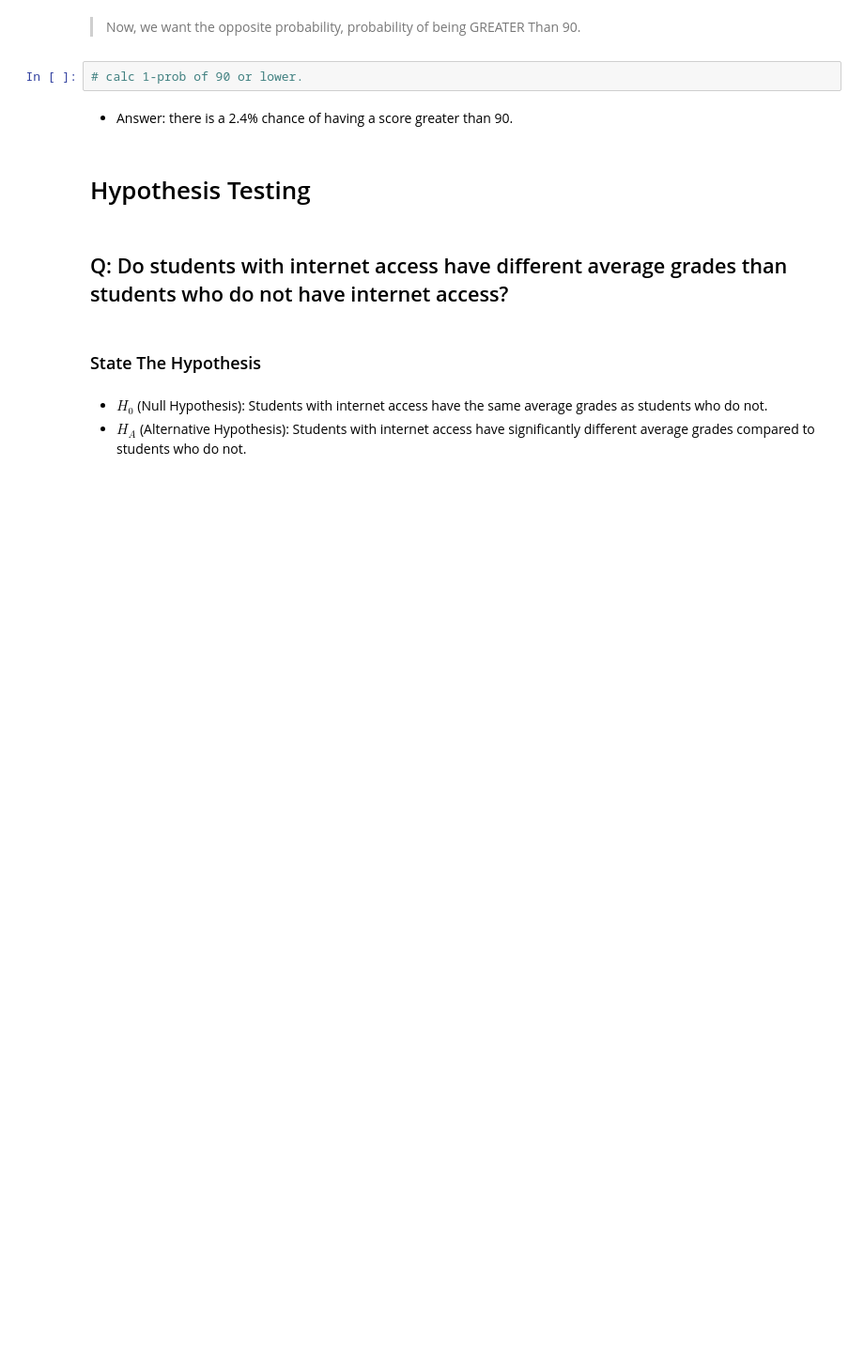
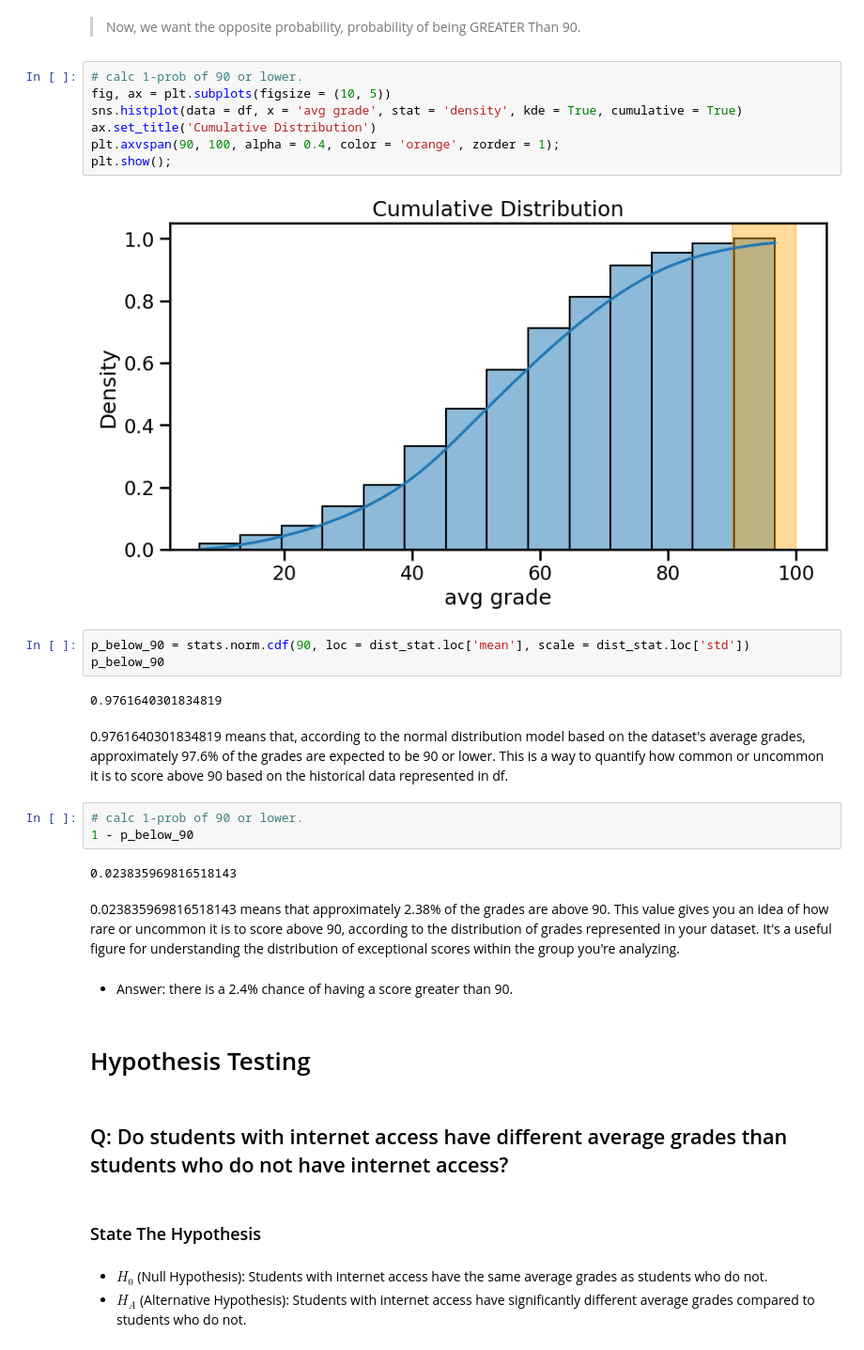
Before and after one commit to erwincarlogonzales/data-enrichment-wk15-lect01-codealong, a Jupyter notebook: ECG_PreClass - From Distributions to Hypothesis.ipynb, the cells around one changed output. Shown: that part at 94% size. Saved outputs shown, nothing was run; the diff lists cells and outputs as text; blank space fills up the shorter version.

```diff
--- a/ECG_PreClass - From Distributions to Hypothesis.ipynb
+++ b/ECG_PreClass - From Distributions to Hypothesis.ipynb
@@ -113,6 +200,27 @@ NormaltestResult(statistic=3.692867619196469, pvalue=0.15779890502520094)
 > Now, we want the opposite probability, probability of being GREATER Than 90.
 # %%
 # calc 1-prob of 90 or lower.
+fig, ax = plt.subplots(figsize = (10, 5))
+sns.histplot(data = df, x = 'avg grade', stat = 'density', kde = True, cumulative = True)
+ax.set_title('Cumulative Distribution')
+plt.axvspan(90, 100, alpha = 0.4, color = 'orange', zorder = 1);
+plt.show();
+# %% [output]
+[figure, added]
+# %%
+p_below_90 = stats.norm.cdf(90, loc = dist_stat.loc['mean'], scale = dist_stat.loc['std'])
+p_below_90
+# %% [output]
+0.9761640301834819
+# %% [markdown]
+0.9761640301834819 means that, according to the normal distribution model based on the dataset's average grades, approximately 97.6% of the grades are expected to be 90 or lower. This is a way to quantify how common or uncommon it is to score above 90 based on the historical data represented in df.
+# %%
+# calc 1-prob of 90 or lower.
+1 - p_below_90
+# %% [output]
+0.023835969816518143
+# %% [markdown]
+0.023835969816518143 means that approximately 2.38% of the grades are above 90. This value gives you an idea of how rare or uncommon it is to score above 90, according to the distribution of grades represented in your dataset. It's a useful figure for understanding the distribution of exceptional scores within the group you're analyzing.
 # %% [markdown]
 - Answer: there is a 2.4% chance of having a score greater than 90.
 # %% [markdown]
```
Also changed, not shown: parts of 21 cells of this notebook.
